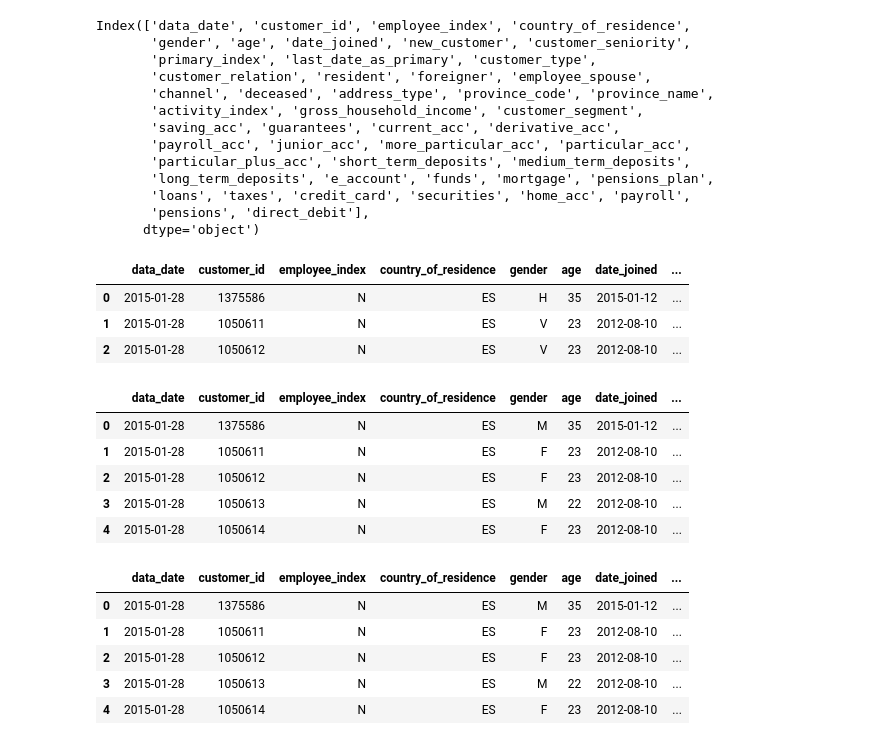
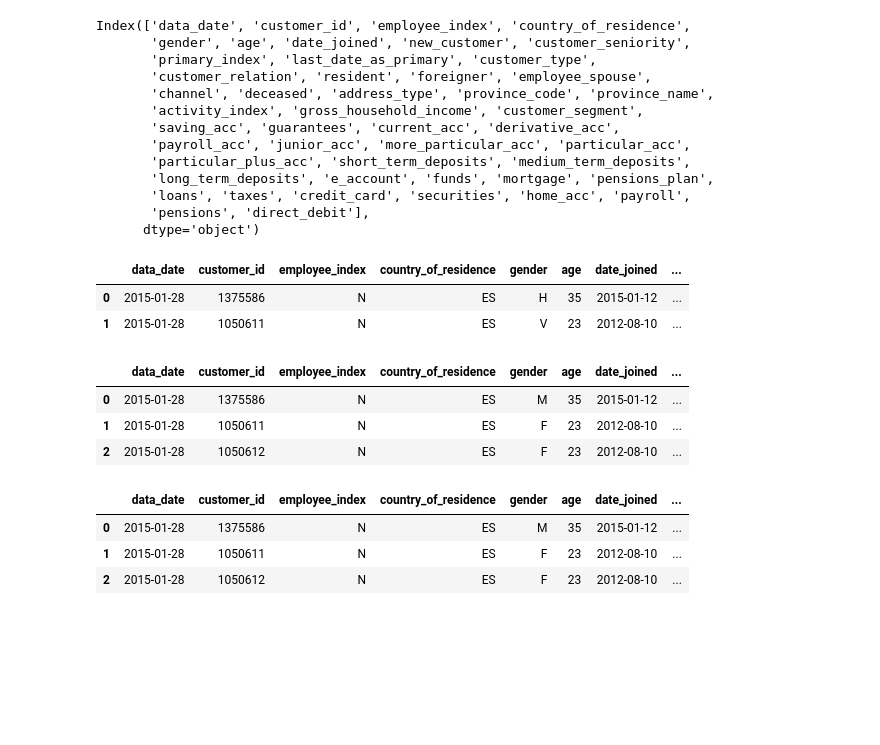
Before and after one commit to JesumboOludipe/Data-Glacier-Internship, a Jupyter notebook: Week 9/Cross-Selling Project.ipynb, the cells around one changed output. Saved outputs shown, nothing was run; the diff lists cells and outputs as text; code cells hidden in the pictures; blank space fills up the shorter version.

```diff
--- a/Week 9/Cross-Selling Project.ipynb
+++ b/Week 9/Cross-Selling Project.ipynb
@@ -95,39 +100,34 @@ Index(['data_date', 'customer_id', 'employee_index', 'country_of_residence',
        'pensions', 'direct_debit'],
       dtype='object')
 # %%
-#view Table
-df.head(3)
+# View Table
+df.head(2)
 # %% [output]
 |  | data_date | customer_id | employee_index | country_of_residence | gender | age | date_joined | ... |
 | 0 | 2015-01-28 | 1375586 | N | ES | H | 35 | 2015-01-12 | ... |
 | 1 | 2015-01-28 | 1050611 | N | ES | V | 23 | 2012-08-10 | ... |
-| 2 | 2015-01-28 | 1050612 | N | ES | V | 23 | 2012-08-10 | ... |
 # %%
-#Convert values in the gender column from "H" and "V" to "M" and "F" to standardize the data.
+# Convert values in the gender column from "H" and "V" to "M" and "F" to standardize the data.
 
 df['gender'] = df['gender'].replace({'H': 'M', 'V': 'F'})
 
-df.head()
+df.head(3)
 # %% [output]
 |  | data_date | customer_id | employee_index | country_of_residence | gender | age | date_joined | ... |
 | 0 | 2015-01-28 | 1375586 | N | ES | M | 35 | 2015-01-12 | ... |
 | 1 | 2015-01-28 | 1050611 | N | ES | F | 23 | 2012-08-10 | ... |
 | 2 | 2015-01-28 | 1050612 | N | ES | F | 23 | 2012-08-10 | ... |
-| 3 | 2015-01-28 | 1050613 | N | ES | M | 22 | 2012-08-10 | ... |
-| 4 | 2015-01-28 | 1050614 | N | ES | F | 23 | 2012-08-10 | ... |
 # %%
-#Convert the "S" and "N" values to "Yes" and "No" to make them more explicit.
+# Convert the "S" and "N" values to "Yes" and "No" to make them more explicit.
 df['resident'] = df['resident'].replace({'S': 'Yes', 'N': 'No'})
 
 df['foreigner'] = df['foreigner'].replace({'S': 'Yes', 'N': 'No'})
 
 df['deceased'] = df['deceased'].replace({'S': 'Yes', 'N': 'No'})
 
-df.head()
+df.head(3)
 # %% [output]
 |  | data_date | customer_id | employee_index | country_of_residence | gender | age | date_joined | ... |
 | 0 | 2015-01-28 | 1375586 | N | ES | M | 35 | 2015-01-12 | ... |
 | 1 | 2015-01-28 | 1050611 | N | ES | F | 23 | 2012-08-10 | ... |
 | 2 | 2015-01-28 | 1050612 | N | ES | F | 23 | 2012-08-10 | ... |
-| 3 | 2015-01-28 | 1050613 | N | ES | M | 22 | 2012-08-10 | ... |
-| 4 | 2015-01-28 | 1050614 | N | ES | F | 23 | 2012-08-10 | ... |
```
Also changed, not shown: parts of 23 cells of this notebook.
